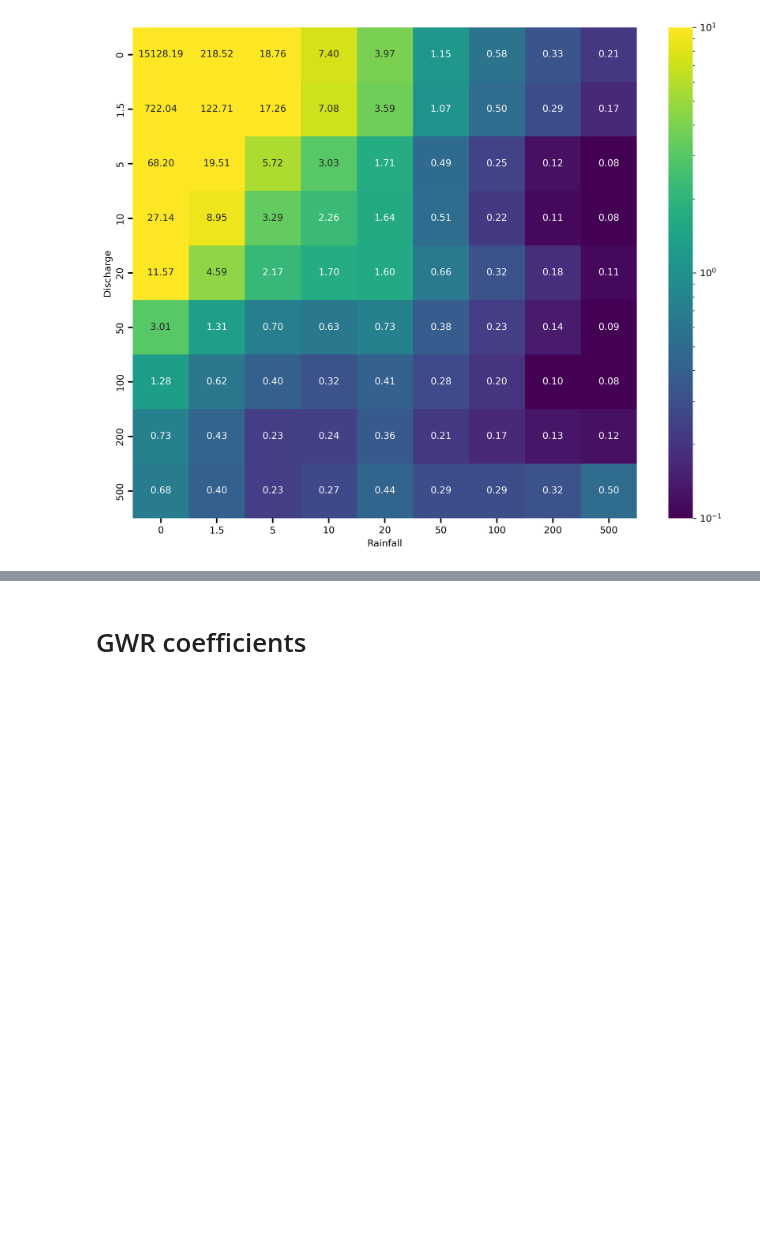
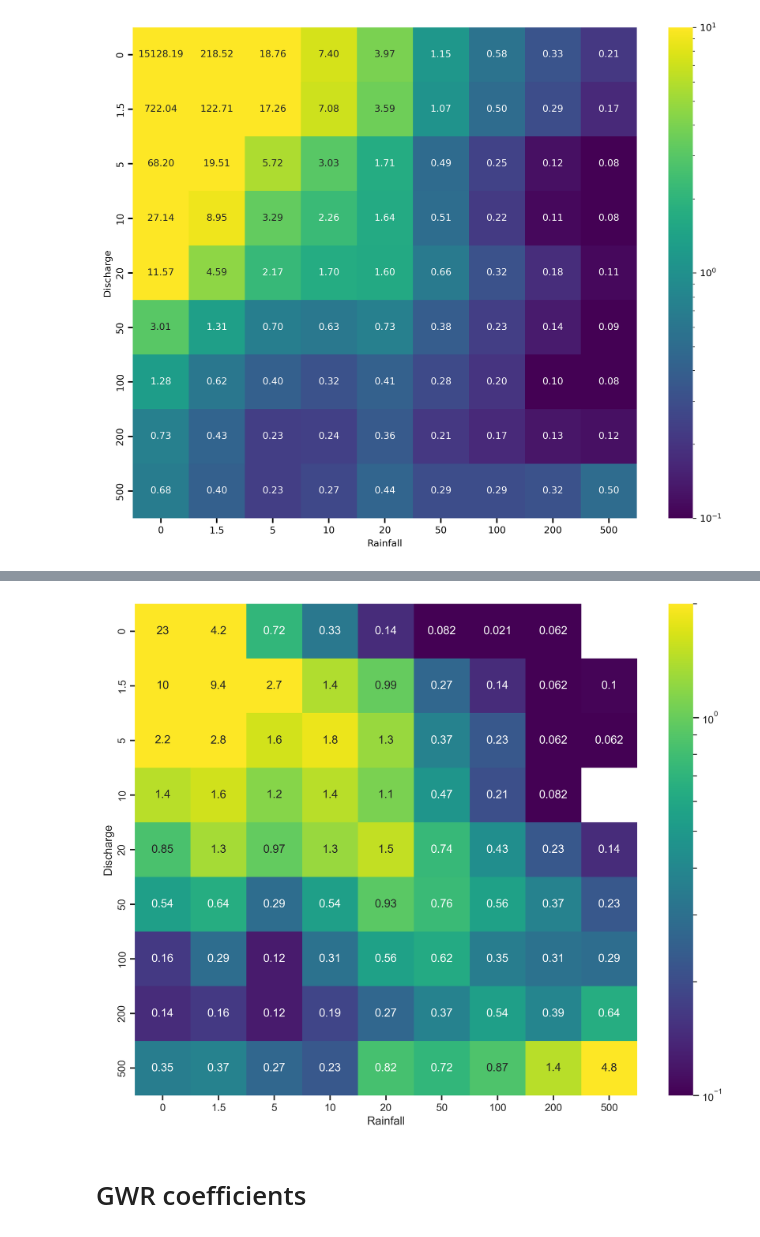
Before and after one commit to jesuslovesyiyi/Global-road-network-resilience, a Jupyter notebook: analysis/04_Visualization.ipynb, the cells around one changed output, grey strips where cells are left out. Cells and saved outputs as stored; diff of their text form; code cells hidden in the pictures; blank space fills up the shorter version.

```diff
--- a/analysis/04_Visualization.ipynb
+++ b/analysis/04_Visualization.ipynb
@@ -735,0 +753,7 @@ flu_plu_df = pd.read_csv('/Users/yiyi/Library/CloudStorage/OneDrive-GeorgiaInsti
+# %%
+col1 = 'fluvial_global_max'
+col2 = 'pluvial_global_max'
+df = flu_plu_df
+df[[col1, col2]] = df[[col1, col2]].replace(2, 1)
+res = pd.crosstab(df[col1], df[col2], normalize=True) * 100
+res
@@ -736,3 +772,25 @@ flu_plu_df = pd.read_csv('/Users/yiyi/Library/CloudStorage/OneDrive-GeorgiaInsti
+# %%
+plt.figure(figsize=(10, 8), dpi=300)
+
+bins = [0, 1.5, 5, 10, 20, 50, 100, 200, 500]
+sns.heatmap(
+    res.values,
+    cmap="viridis",
+    norm=LogNorm(vmin=0.1, vmax=2),
+    annot=True,
+    xticklabels=bins,
+    yticklabels=bins
+    # cbar_kws={"label": "Mean Count (log scale)"}
+)
+
+plt.xlabel("Rainfall")
+plt.ylabel("Discharge")
+# plt.title("Mean Confusion Matrix (Log-scaled Colors)")
+plt.tick_params(length=5, width=1.5)
+plt.tight_layout()
+plt.show()
+# %% [output]
+[figure, added]
 # %% [markdown]
 # GWR coefficients
 # %%
```
Also changed, not shown: parts of 9 cells of this notebook, 1 other file.
